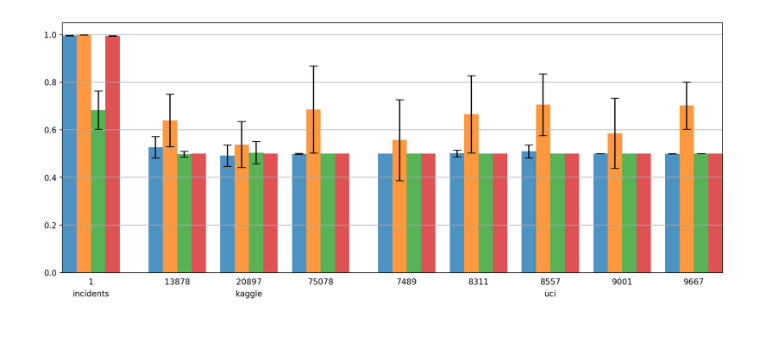
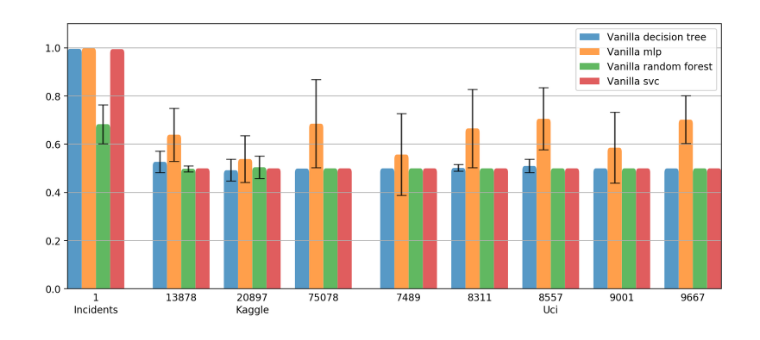
Before and after one commit to LucaCappelletti94/barplots, a Jupyter notebook: Examples.ipynb, the cells around one changed output. Cells and saved outputs as stored; diff of their text form; code cells hidden in the pictures.

Commit message:
Introduced rounding

```diff
--- a/Examples.ipynb
+++ b/Examples.ipynb
@@ -105,10 +17,14 @@ df = df.groupby(index).agg(["mean", "std"])
 # %%
 def is_last(df:pd.DataFrame, index:int)->bool:
     return index+1 == df.shape[0]
+# %%
+def sanitize_name(name:str)->str:
+    return str(name).replace("_", " ").capitalize()
 # %%
 bar_width=0.1
 increase=1.5
 height=5
+min_std = 0.01
 
 levels = [
     list(e) for e in df.index.levels
@@ -127,27 +43,6 @@ labels_index = {}
 old_index = []
 x = 0
 for i, (index, (mean, std)) in enumerate(df["test_auroc"].iterrows()):
-    if old_positions is None:
-        old_positions = positions
-    #for j, (new, old) in enumerate(reversed(list(zip(index, old_index))[:-1])):
-    #    if new != old and old is not None or i+1==df.shape[0]:
-    #        if j not in labels_offsets:
-    #            labels_offsets[j] = 0
-    #            labels_index[j] = 0
-    #        labels_index[j] = i
-    #        text_x = round((last_x + labels_offsets[j])/2, 4)
-    #        print(round(last_x, 4), labels_offsets[j], text_x)
-    #        axis.plot([text_x, text_x], [-0.25, 1])
-    #        axis.text(
-    #            text_x,
-    #            -(j+1)/20,
-    #            str(old_index[-j-2]).replace("_", "\n"),
-    #            horizontalalignment='center'
-    #        )
-    #        updated_index.append(j)
-    #        if i+1!=df.shape[0] and j!=len(index)-1:
-    #            x += bar_width*increase**j/2
-
     jumps = [
         new != old or is_last(df, i)
         for j, (new, old) in enumerate(zip(index[:-1], old_index))
@@ -163,39 +58,58 @@ for i, (index, (mean, std)) in enumerate(df["test_auroc"].iterrows()):
             axis.text(
                 text_x,
                 (-len(jumps)+j)/20,
-                old_index[j],
+                sanitize_name(old_index[j]),
                 horizontalalignment='center'
             )
     extra_space = sum(jumps)*bar_width*(not is_last(df, i))
     x = round(x + extra_space, 5)
     for j, value in enumerate(jumps):
         if value:
             labels_offsets[j] = x
     old_index = index
     axis.bar(
         x + bar_width/2,
-        mean,
-        **({"yerr": std} if std > 0 else {}),
+        mean+1,
+        bottom=-1,
+        **({"yerr": std} if std > min_std else {}),
         color=colors[list(levels[-1]).index(index[-1])],
+        error_kw={
+            "ecolor":"black",#colors[list(levels[-1]).index(index[-1])],
+            "alpha":0.75
+        },
         width=bar_width,
         capsize=5,
-        alpha=0.8,
-        label=index[-1]
+        alpha=0.75,
+        label=sanitize_name(index[-1])
     )
     x += bar_width
 
 axis.yaxis.grid(True, which="both")
-fig.tight_layout()
 axis.set_xlim(0, x)
+axis.set_ylim(0)
 axis.set_xticks([])
 handles, labels = fig.gca().get_legend_handles_labels()
 by_label = dict(zip(labels, handles))
-#axis.legend(by_label.values(), by_label.keys(), loc='best')
+axis.legend(by_label.values(), by_label.keys(), loc='best')
 #axis.set_title(feature.replace("_", " ").capitalize())
 
 #fig.savefig("{path}/{feature}.jpg".format(
 #    path=path,
 #    feature=feature
 #))
+
+
+for patch in list(reversed(axis.patches)):
+    bb = patch.get_bbox()
+    p_bbox = FancyBboxPatch(
+        (bb.xmin, bb.ymin),
+        abs(bb.width), abs(bb.height),
+        boxstyle="round,pad=-0.0003,rounding_size=0.0175",
+        ec="none",
+        fc=patch.get_facecolor(),
+        mutation_aspect=1
+    )
+    patch.remove()
+    axis.add_patch(p_bbox)
 # %% [output]
-[figure, old version]
+[figure, new version]
```
Also changed, not shown: parts of 5 cells of this notebook.
